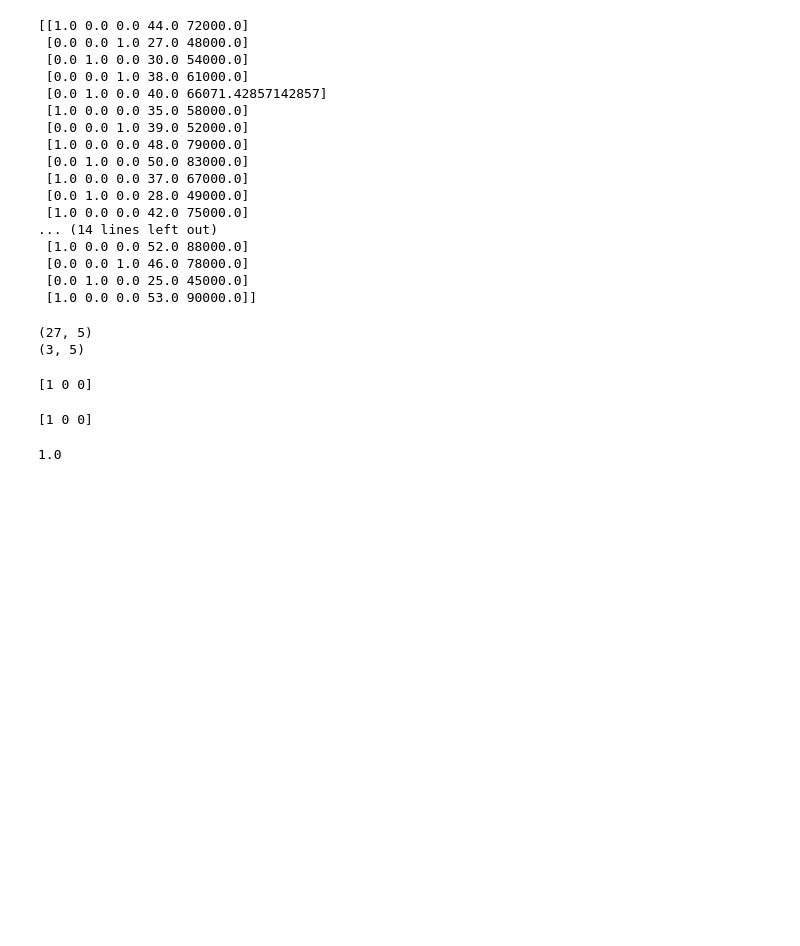
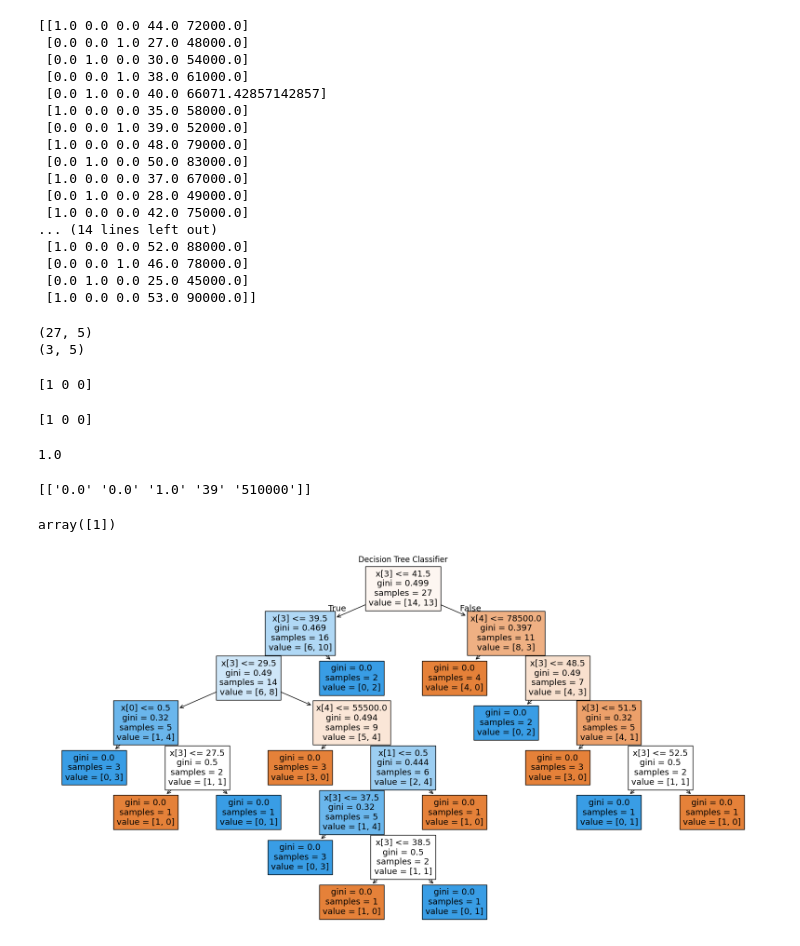
Before and after one commit to redashu/Intuit_ML_13thMay2026, a Jupyter notebook: notebooks/MLDecisionTreeday2.ipynb, the cells around one changed output. Saved outputs shown, nothing was run; the diff lists cells and outputs as text; code cells hidden in the pictures; blank space fills up the shorter version.

```diff
--- a/notebooks/MLDecisionTreeday2.ipynb
+++ b/notebooks/MLDecisionTreeday2.ipynb
@@ -162,3 +165,29 @@ desc_score = accuracy_score(test_label,predicted_values)
 print(desc_score) # output is 0 to 1
 # %% [output]
 1.0
+# %%
+# lets try user input
+ashu_new_data = np.array([['Spain','39','510000']])
+
+# transform newdata input
+ashu_tf_data = ct.transform(ashu_new_data)
+print(ashu_tf_data)
+# %% [output]
+[['0.0' '0.0' '1.0' '39' '510000']]
+# %%
+trained_model.predict(ashu_tf_data)
+#
+# %% [output]
+array([1])
+# %%
+# lets visulize tree
+plt.figure(figsize=(20,10))
+plot_tree(trained_model,filled=True)
+# #plot_tree(classifier,
+#           feature_names=ct.get_feature_names_out(),
+#           class_names=label_encoder.classes_,
+#           filled=True)
+plt.title("Decision Tree Classifier")
+plt.show()
+# %% [output]
+[figure, added]
```
Also changed, not shown: parts of 1 cell of this notebook.
